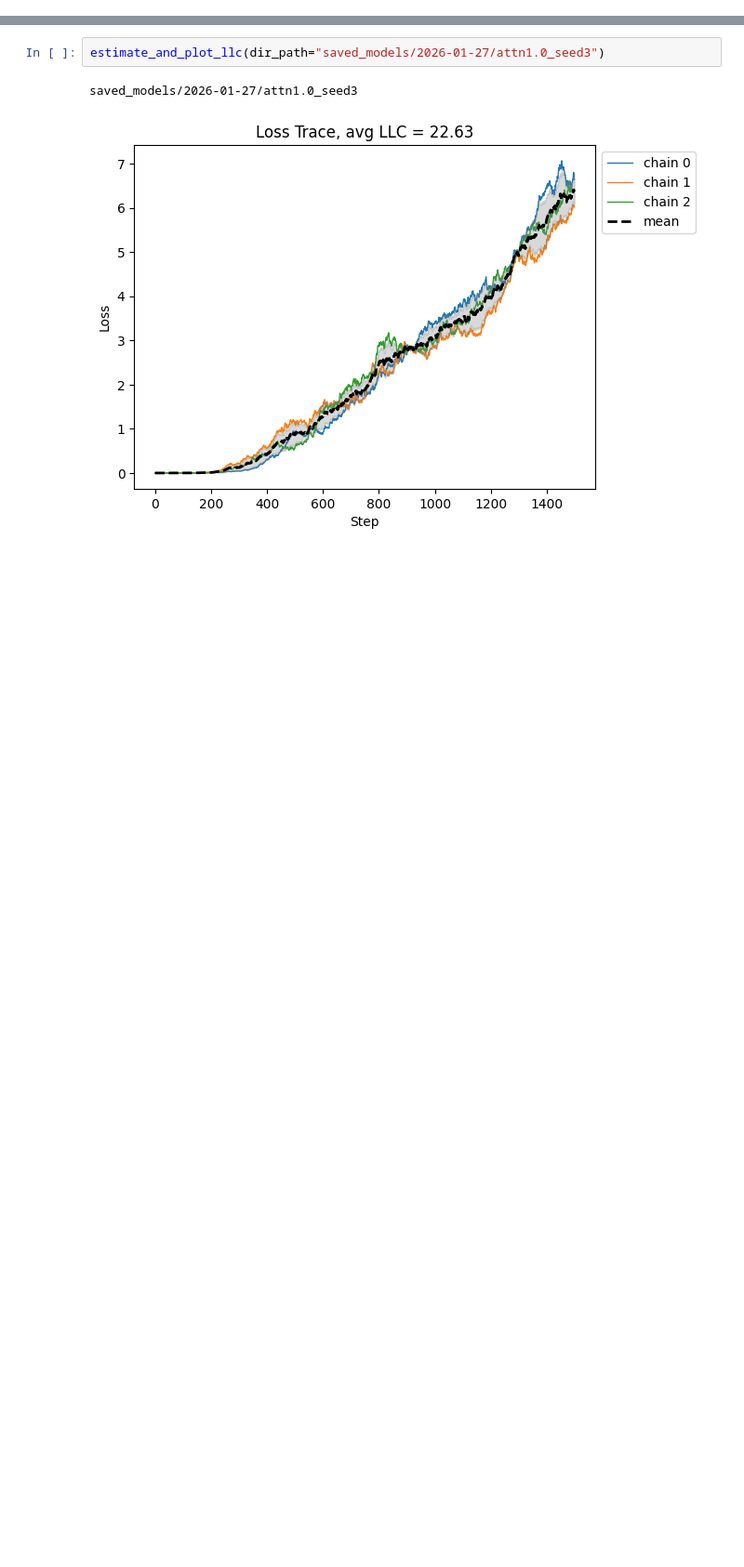
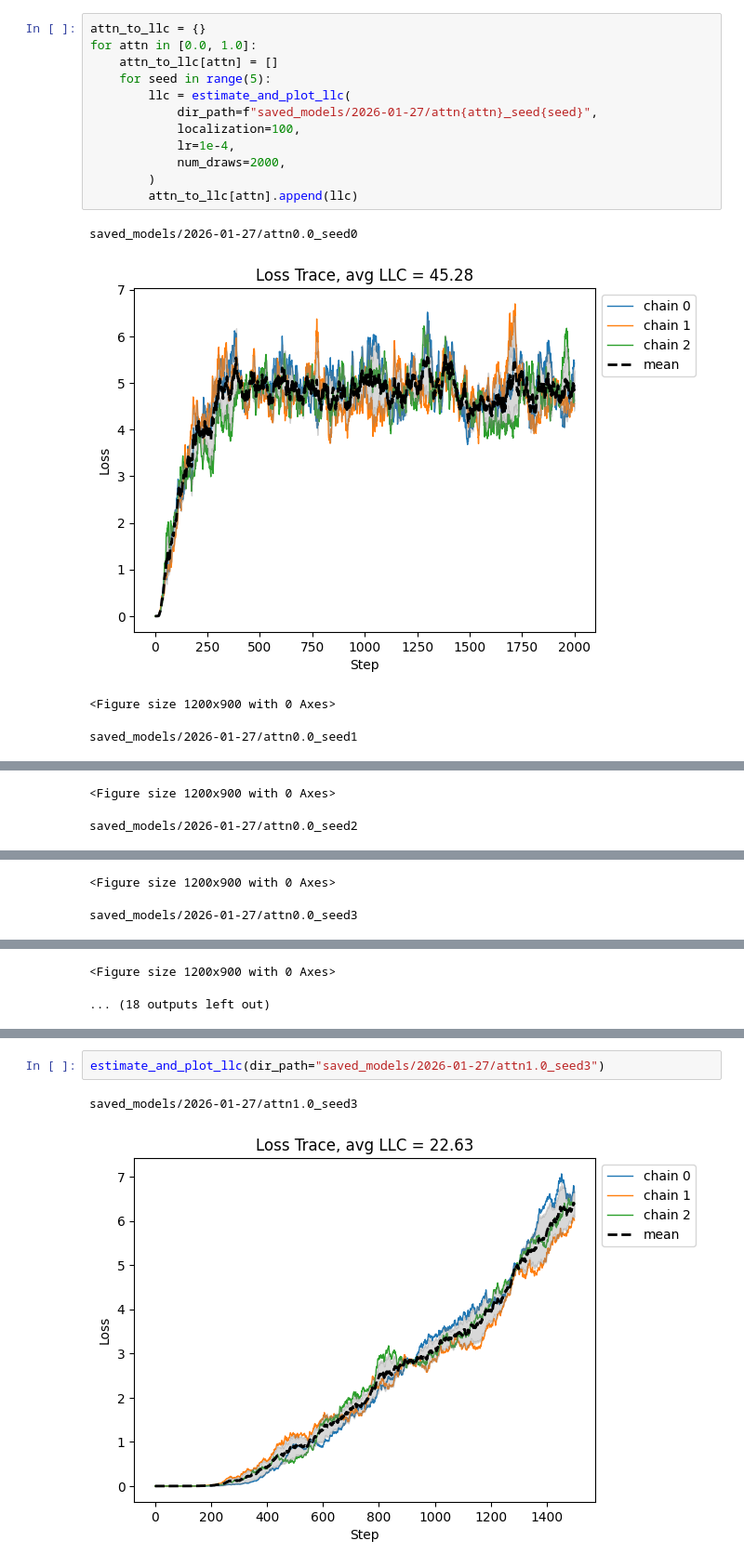
Before and after one commit to hannagabor/pizza_clock, a Jupyter notebook: exploration.ipynb, the cells around one changed output, grey strips where cells are left out. Shown at 93% size. Cells and saved outputs as stored; diff of their text form; blank space fills up the shorter version.

```diff
--- a/exploration.ipynb
+++ b/exploration.ipynb
@@ -139,0 +149,17 @@ def estimate_and_plot_llc(dir_path, lr =1e-5, nbeta=10.0, localization=10.0, num
+# %%
+attn_to_llc = {}
+for attn in [0.0, 1.0]:
+    attn_to_llc[attn] = []
+    for seed in range(5):
+        llc = estimate_and_plot_llc(
+            dir_path=f"saved_models/2026-01-27/attn{attn}_seed{seed}",
+            localization=100,
+            lr=1e-4,
+            num_draws=2000,
+        )
+        attn_to_llc[attn].append(llc)
+# %% [output]
+saved_models/2026-01-27/attn0.0_seed0
+[figure, added]
+<Figure size 1200x900 with 0 Axes>
+saved_models/2026-01-27/attn0.0_seed1
@@ -139,0 +167,2 @@ def estimate_and_plot_llc(dir_path, lr =1e-5, nbeta=10.0, localization=10.0, num
+<Figure size 1200x900 with 0 Axes>
+saved_models/2026-01-27/attn0.0_seed2
@@ -139,0 +170,2 @@ def estimate_and_plot_llc(dir_path, lr =1e-5, nbeta=10.0, localization=10.0, num
+<Figure size 1200x900 with 0 Axes>
+saved_models/2026-01-27/attn0.0_seed3
@@ -139,0 +173,2 @@ def estimate_and_plot_llc(dir_path, lr =1e-5, nbeta=10.0, localization=10.0, num
+<Figure size 1200x900 with 0 Axes>
+... (18 outputs left out)
```
Also changed, not shown: parts of 14 cells of this notebook, 1 other file.
